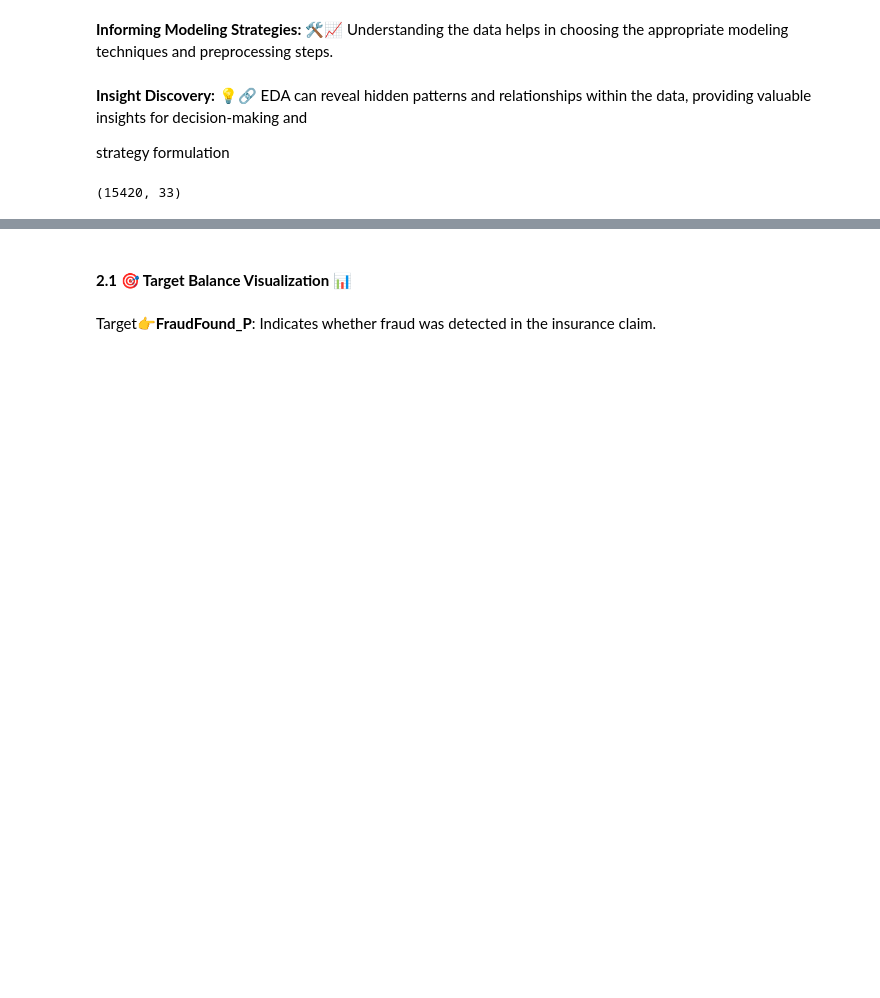
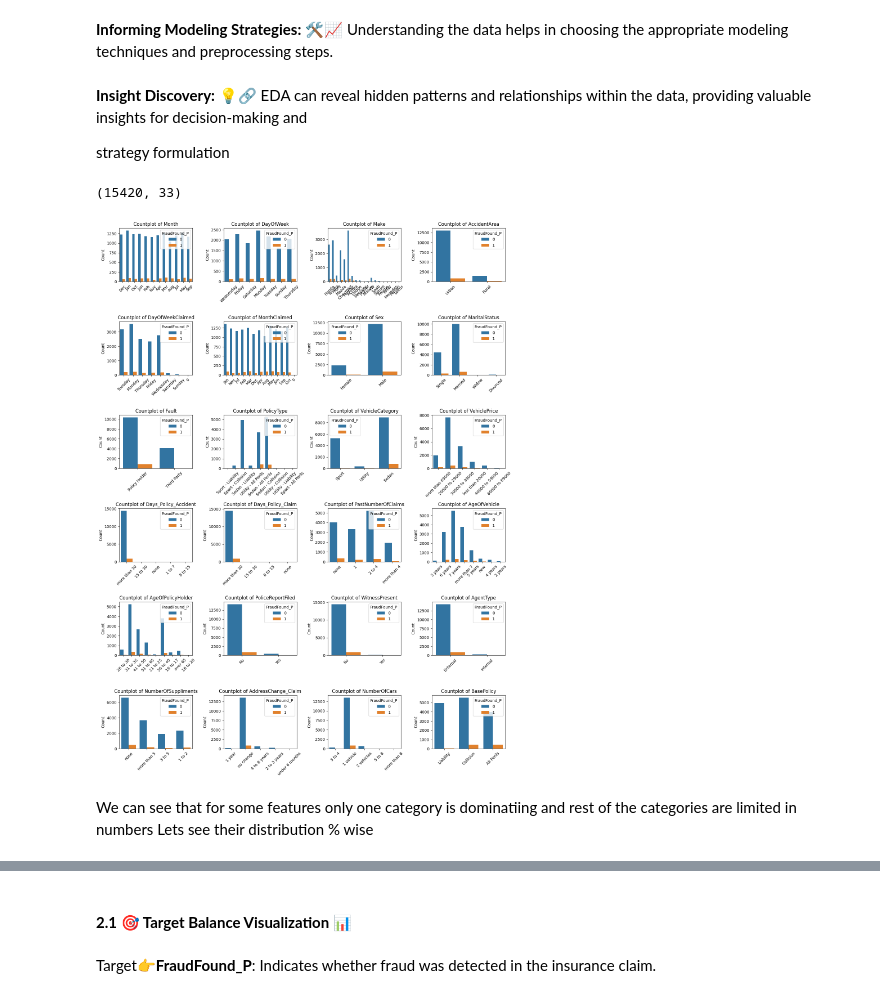
Before and after one commit to MedAzizdotcom/Fraud-detection-MLops-Project, a Jupyter notebook: notebooks/EDA_Fraud_Detection.ipynb, the cells around one changed output, grey strips where cells are left out. Cells and saved outputs as stored; diff of their text form; code cells hidden in the pictures; blank space fills up the shorter version.

Commit message:
Fraud detection data preprocessing

```diff
--- a/notebooks/EDA_Fraud_Detection.ipynb
+++ b/notebooks/EDA_Fraud_Detection.ipynb
@@ -167,3 +164,37 @@ df_viz = data.copy()
 df_viz.shape
 # %% [output]
 (15420, 33)
+# %%
+features = [col for col in data.columns if data[col].dtype == object and col != 'FraudFound_P']
+num_rows = 6
+num_columns = 4
+
+# Create subplots
+fig, axes = plt.subplots(num_rows, num_columns, figsize=(15, 20))
+plt.subplots_adjust(wspace=0.4, hspace=0.5)
+
+# Loop through features and create countplots in subplots
+for i, feature in enumerate(features):
+    row = i // num_columns
+    col = i % num_columns
+    ax = axes[row, col]
+
+    sns.countplot(x=feature, data=data, ax=ax, hue='FraudFound_P')
+    ax.set_title(f'Countplot of {feature}')
+    ax.set_xlabel('')
+    ax.set_ylabel('Count')
+    ax.tick_params(axis='x', rotation=45)
+
+# Hide any empty subplots after plotting all features
+for i in range(len(features), num_rows * num_columns):
+    row = i // num_columns
+    col = i % num_columns
+    fig.delaxes(axes[row, col])
+
+plt.tight_layout()
+plt.show()
+# %% [output]
+[figure, added]
+# %% [markdown]
+We can see that for some features only one category is dominatiing and rest of the categories are limited in numbers
+Lets see their distribution % wise
```
Also changed, not shown: parts of 19 cells of this notebook, 6 other files.
